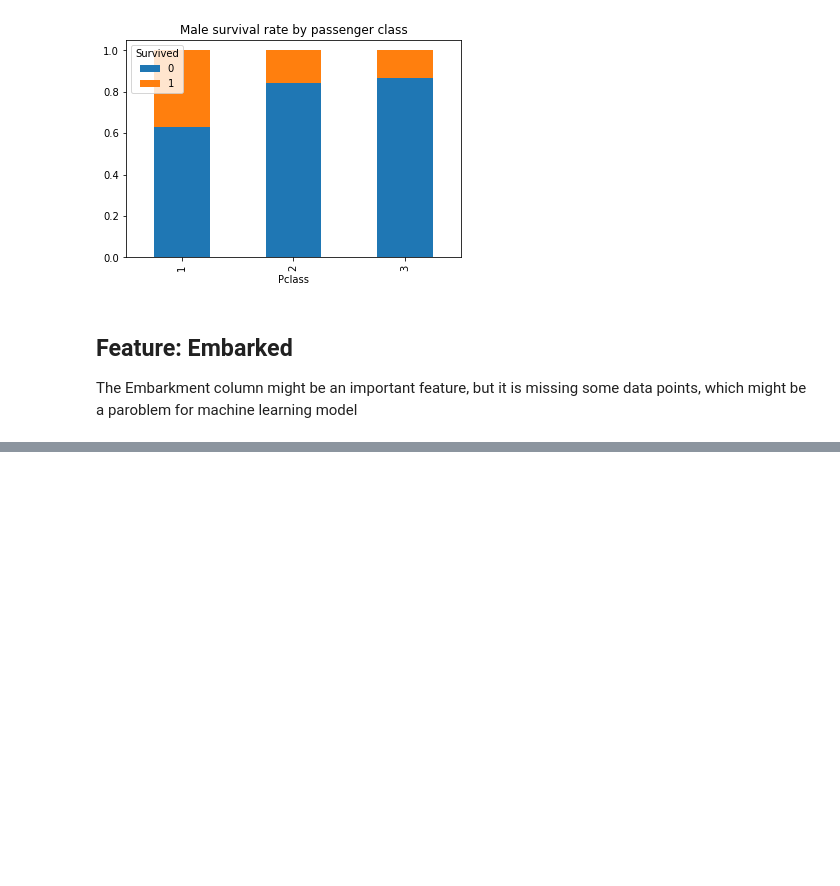
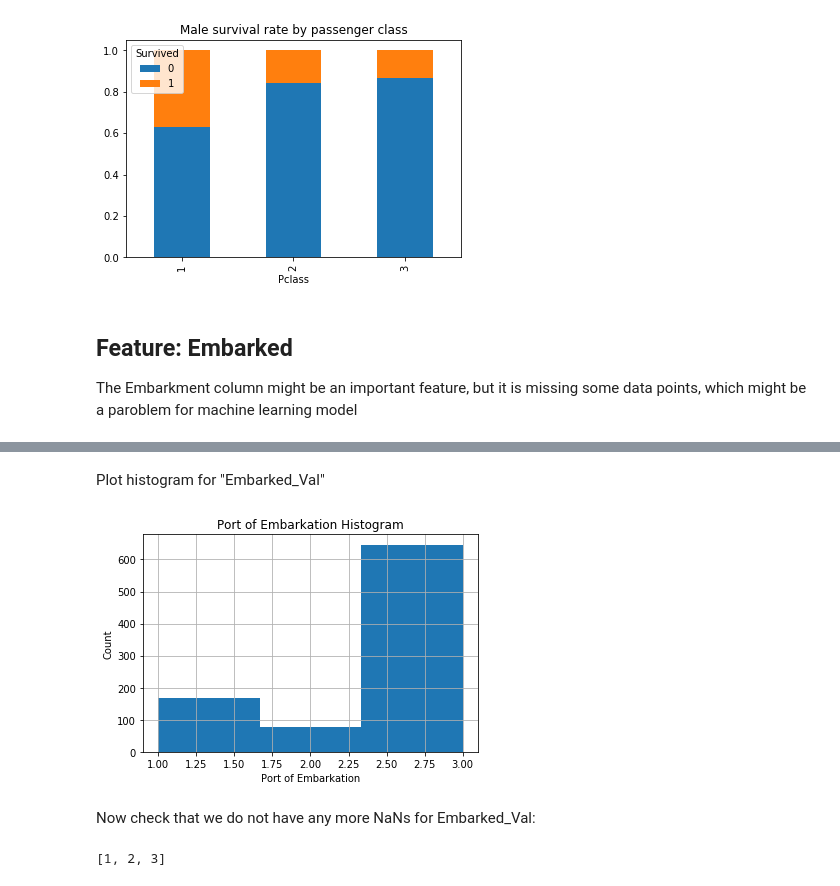
Before and after one commit to MhmdRyhn/kaggle_challenges, a Jupyter notebook: titanic/anlysis/explore.ipynb, the cells around one changed output, grey strips where cells are left out. Cells and saved outputs as stored; diff of their text form; code cells hidden in the pictures; blank space fills up the shorter version.

Commit message:
converted embarked to number and removed NaN values

```diff
--- a/titanic/anlysis/explore.ipynb
+++ b/titanic/anlysis/explore.ipynb
@@ -257,0 +276,3 @@ The Embarkment column might be an important feature, but it is missing some data
+# %%
+df_train['Embarked'] = df_train['Embarked'].replace(np.nan, 'S')
+df_train['Embarked'].value_counts()
@@ -257,0 +286,7 @@ The Embarkment column might be an important feature, but it is missing some data
+# %%
+embarked_locs = sorted(df_train['Embarked'].unique())
+embarked_locs_mapping = dict(zip(
+    embarked_locs,
+    range(1, len(embarked_locs) + 1)
+))
+embarked_locs_mapping
@@ -257,0 +295,5 @@ The Embarkment column might be an important feature, but it is missing some data
+# %%
+df_train['Embarked_Val'] = df_train['Embarked'] \
+                            .map(embarked_locs_mapping) \
+                            .astype(int)
+df_train.head()
@@ -257,0 +307,17 @@ The Embarkment column might be an important feature, but it is missing some data
+# %% [markdown]
+Plot histogram for "Embarked_Val"
+# %%
+df_train['Embarked_Val'].hist(bins=len(embarked_locs), range=(1, 3))
+plt.title('Port of Embarkation Histogram')
+plt.xlabel('Port of Embarkation')
+plt.ylabel('Count')
+plt.show()
+# %% [output]
+[figure, added]
+# %% [markdown]
+Now check that we do not have any more NaNs for Embarked_Val:
+# %%
+embarked_locs_unique = sorted(df_train['Embarked_Val'].unique())
+embarked_locs_unique
+# %% [output]
+[1, 2, 3]
```
Also changed, not shown: parts of 9 cells of this notebook.
